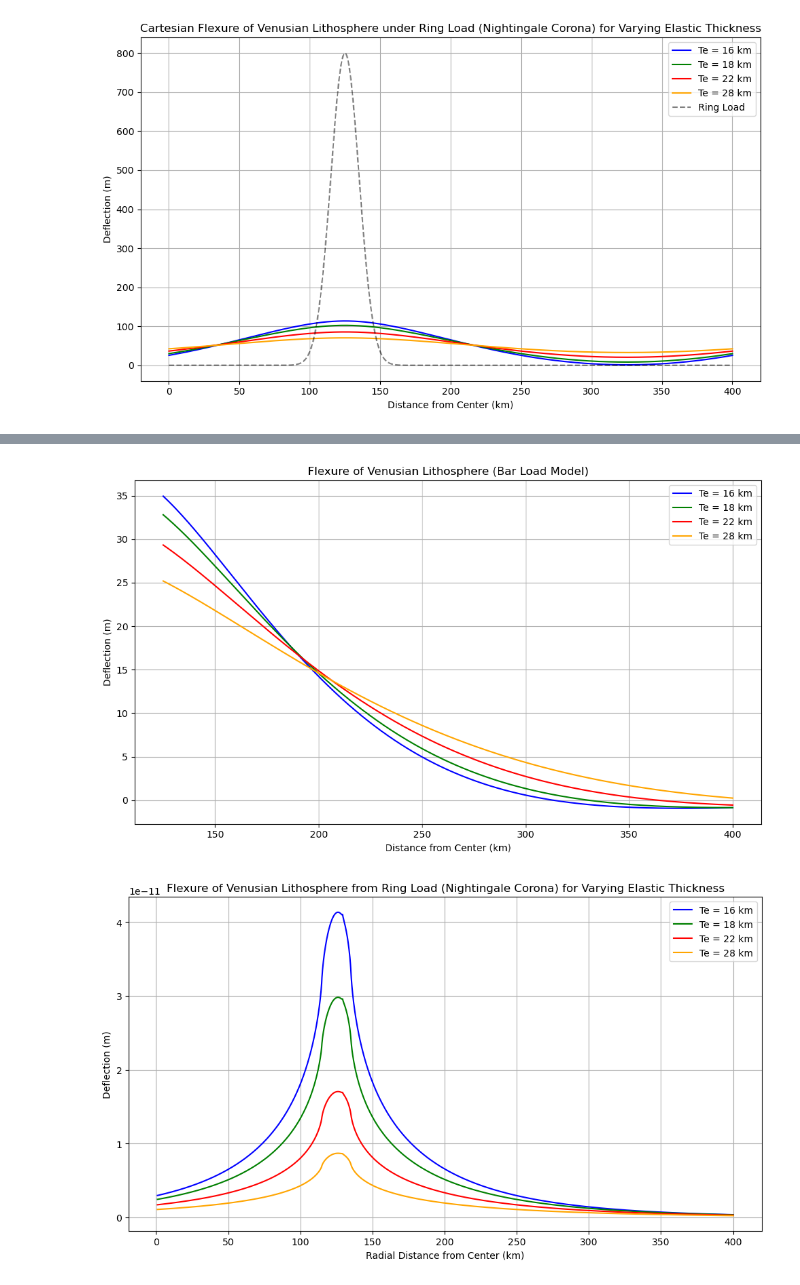
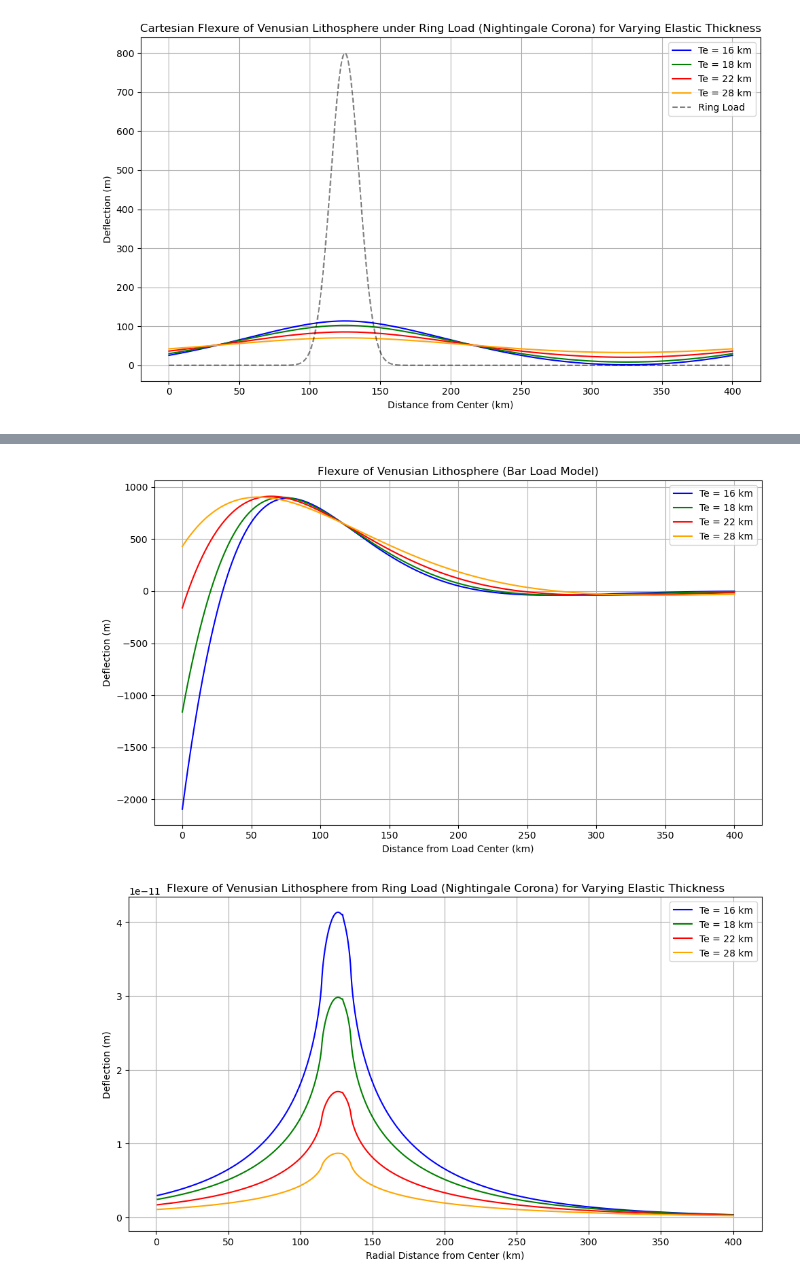
Before and after one commit to shahana-lahiri/flexureOnVenus, a Jupyter notebook: GeodynamicsFinalLaurel.ipynb, the cells around one changed output, grey strips where cells are left out. Cells and saved outputs as stored; diff of their text form; code cells hidden in the pictures.

```diff
--- a/GeodynamicsFinalLaurel.ipynb
+++ b/GeodynamicsFinalLaurel.ipynb
@@ -90,7 +90,7 @@ def D_from_Te(Te_km):
     Te_m = Te_km * 1e3
     return (E * Te_m**3) / (12 * (1 - nu**2))
 
-# Deflection function based on image equation
+# Deflection function
 def ringFlexure(r, Te_km, a=125e3, dela=10e3, p0=1e6):
     D = D_from_Te(Te_km)
     alpha = (D / (delta_rho * g))**0.25
@@ -107,7 +107,7 @@ def ringFlexure(r, Te_km, a=125e3, dela=10e3, p0=1e6):
     return w
 
 # Radial domain
-r = np.linspace(125e3, 400e3, 2000)  # r >= a
+r = np.linspace(0, 400e3, 2000)  # r >= a
 
 # Test different Te
 Te_values = [16, 18, 22, 28]
@@ -142,41 +142,44 @@ delta_rho = rho_m - rho_c
 
 def D_from_Te(Te_km):
     Te_m = Te_km * 1e3
     return (E * Te_m**3) / (12 * (1 - nu**2))
 
-# Deflection function based on image equation
+# Deflection function from bar load formula
 def barFlexure(x, Te_km, l=125e3, p0=1e6):
     D = D_from_Te(Te_km)
     alpha = (D / (delta_rho * g))**0.25
 
     x_scaled = x / alpha
     l_scaled = l / alpha
 
-    w = (p0 / (delta_rho * g)) * (np.exp(l_scaled - x_scaled)*np.cos(x_scaled - l_scaled) - np.exp(l_scaled + x_scaled)*np.cos(x_scaled + l_scaled))
+    term1 = np.exp(-(x_scaled - l_scaled)) * np.cos(x_scaled - l_scaled)
+    term2 = np.exp(-(x_scaled + l_scaled)) * np.cos(x_scaled + l_scaled)
+
+    w = (p0 / (delta_rho * g)) * (term1 - term2)
     return w
 
-# Radial domain
-x = np.linspace(125e3, 400e3, 2000)  # x >= l
+# Spatial domain
+x = np.linspace(0, 400e3, 2000)  # symmetric about 0 if desired
 
-# Test different Te
+# Try different elastic thicknesses
 Te_values = [16, 18, 22, 28]
 colors = ['blue', 'green', 'red', 'orange']
 
 plt.figure(figsize=(10, 6))
 
 for Te, color in zip(Te_values, colors):
-    w = ringFlexure(x, Te)
+    w = barFlexure(x, Te)
     plt.plot(x / 1e3, w, label=f'Te = {Te} km', color=color)
 
 plt.title("Flexure of Venusian Lithosphere (Bar Load Model)")
-plt.xlabel("Distance from Center (km)")
+plt.xlabel("Distance from Load Center (km)")
 plt.ylabel("Deflection (m)")
 plt.legend()
 plt.grid(True)
 plt.tight_layout()
 plt.show()
 # %% [output]
-[figure, old version]
+[figure, new version]
 # %%
 import numpy as np
 import matplotlib.pyplot as plt
```
Also changed, not shown: parts of 1 cell of this notebook.
